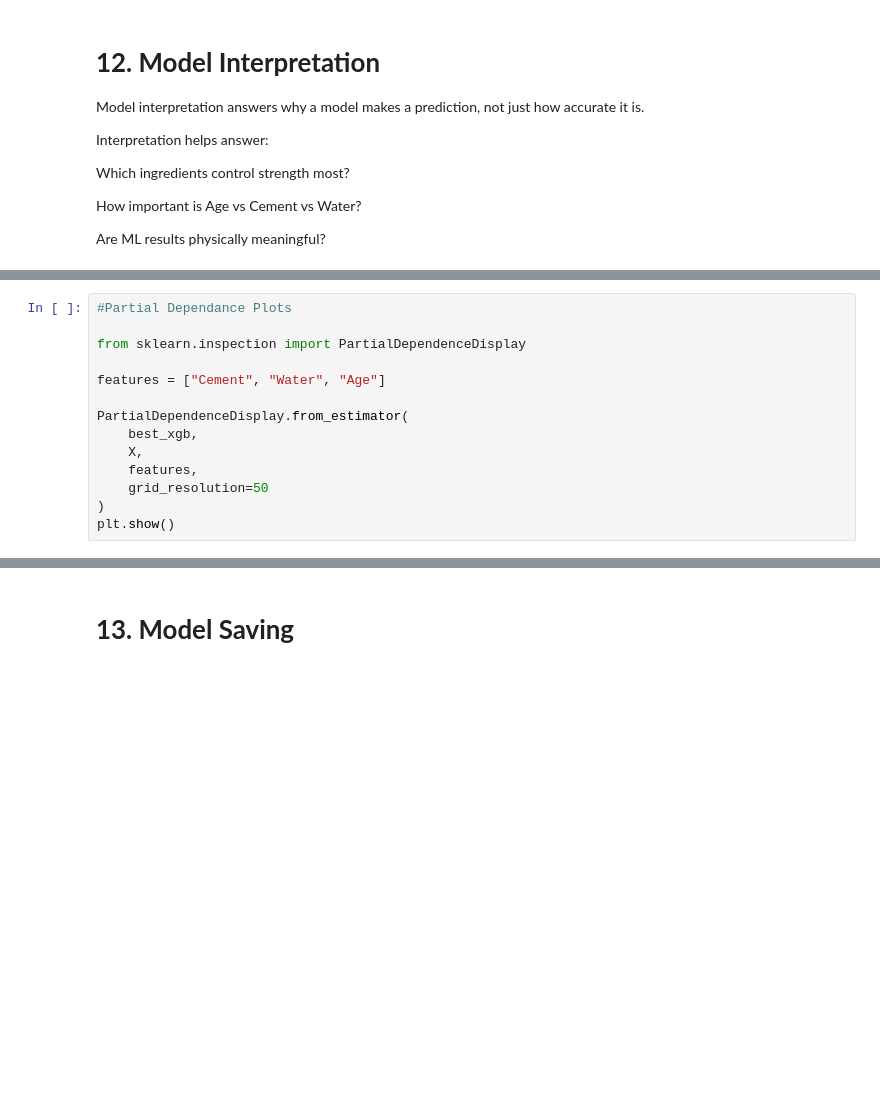
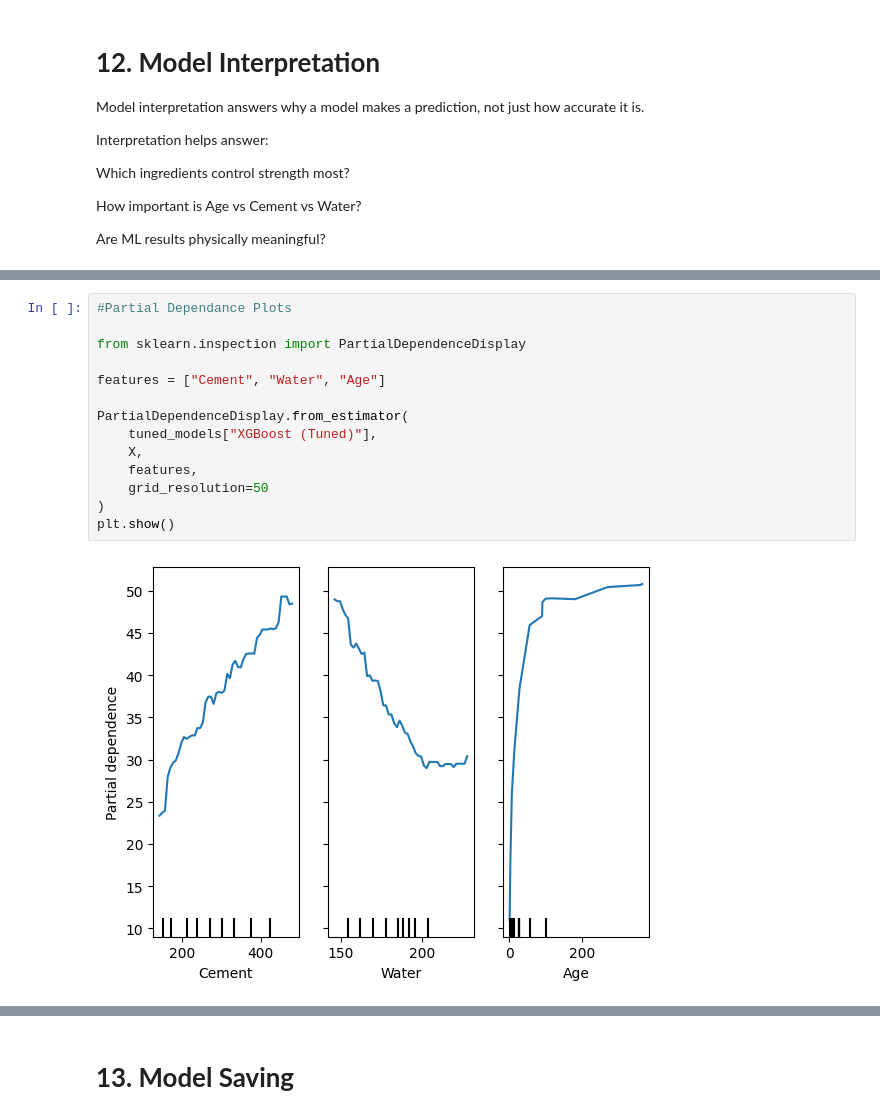
Before and after one commit to usmeda/Concrete-Strength-ML-SIT-FDP, a Jupyter notebook: Concrete_Strength_Prediction.ipynb, the cells around one changed output, grey strips where cells are left out. Saved outputs shown, nothing was run; the diff lists cells and outputs as text; blank space fills up the shorter version.

```diff
--- a/Concrete_Strength_Prediction.ipynb
+++ b/Concrete_Strength_Prediction.ipynb
@@ -1358,17 +1854,19 @@ plt.show()
 # %%
 #Partial Dependance Plots
 
 from sklearn.inspection import PartialDependenceDisplay
 
 features = ["Cement", "Water", "Age"]
 
 PartialDependenceDisplay.from_estimator(
-    best_xgb,
+    tuned_models["XGBoost (Tuned)"],
     X,
     features,
     grid_resolution=50
 )
 plt.show()
+# %% [output]
+[figure, added]
 # %%
 # SHAP Values
 
```
Also changed, not shown: parts of 36 cells of this notebook.
